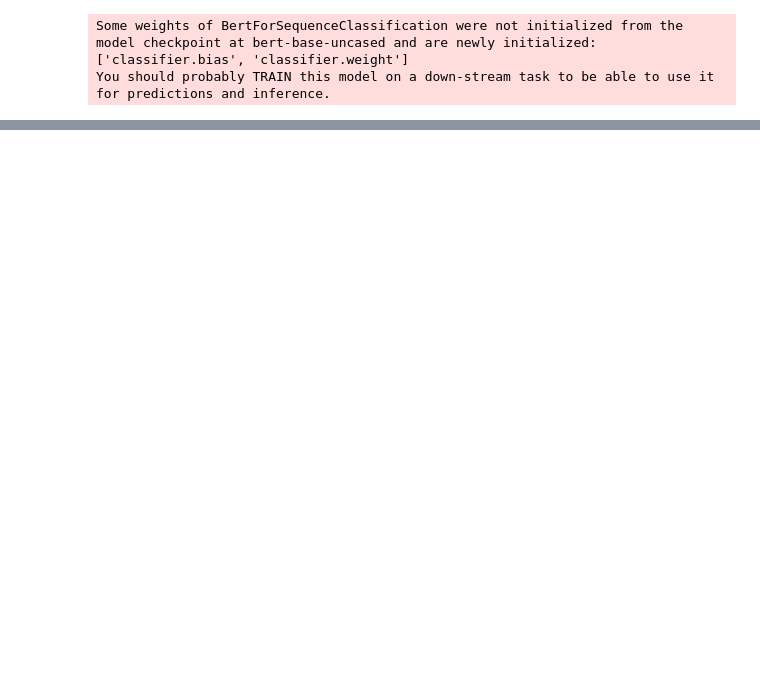
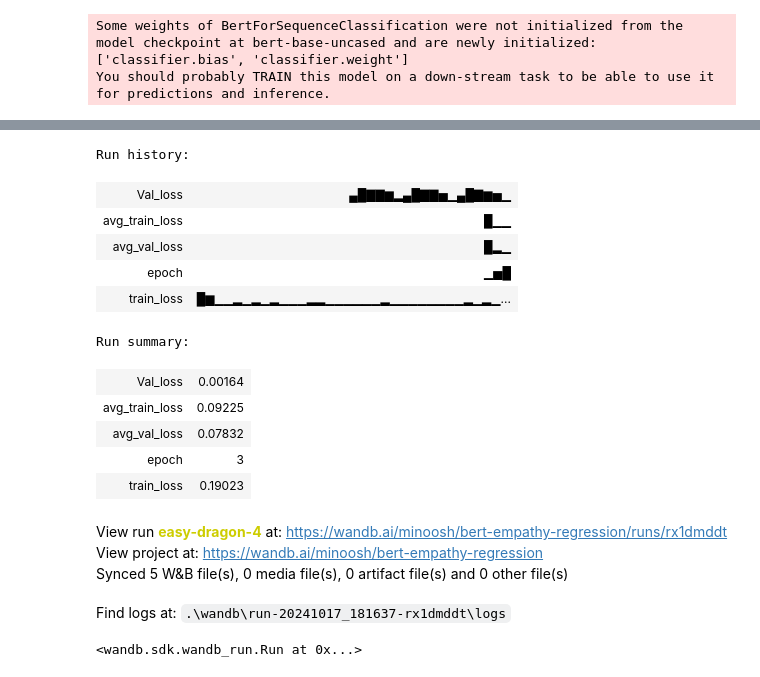
Before and after one commit to minooshayan97/Empathy_project, a Jupyter notebook: tuneBERTasCE.ipynb, the cells around one changed output, grey strips where cells are left out. Cells and saved outputs as stored; diff of their text form; code cells hidden in the pictures; blank space fills up the shorter version.

```diff
--- a/tuneBERTasCE.ipynb
+++ b/tuneBERTasCE.ipynb
@@ -175,6 +170,9 @@ for epoch in range(num_epochs):
             loss = outputs.loss
             total_val_loss += loss.item()
 
+            # Log the validation loss to wandb
+            wandb.log({"Val_loss": loss.item()})
+
     avg_val_loss = total_val_loss / len(val_dataloader)
 
     # Log the average training and validation losses to wandb
@@ -188,3 +186,4 @@ for epoch in range(num_epochs):
 
 # Finish the wandb run
 wandb.finish()
+# %% [output]
@@ -190,0 +193,16 @@ wandb.finish()
+Run history:
+| Val_loss | ▄█▇▇▆▂▄█▇▇▅▁▄█▇▆▅▁ |
+| avg_train_loss | █▁▁ |
+| avg_val_loss | █▂▁ |
+| epoch | ▁▅█ |
+| train_loss | █▆▁▁▂▁▂▁▂▁▁▁▂▂▁▁▁▁▁▁▂▁▁▁▁▁▁▁▁▂▁▂▁... |
+Run summary:
+| Val_loss | 0.00164 |
+| avg_train_loss | 0.09225 |
+| avg_val_loss | 0.07832 |
+| epoch | 3 |
+| train_loss | 0.19023 |
+View run easy-dragon-4 at: https://wandb.ai/minoosh/bert-empathy-regression/runs/rx1dmddt
+View project at: https://wandb.ai/minoosh/bert-empathy-regression
+Synced 5 W&B file(s), 0 media file(s), 0 artifact file(s) and 0 other file(s)
+Find logs at: .\wandb\run-20241017_181637-rx1dmddt\logs
@@ -192,0 +209,5 @@ model.predict(test_ds)
+# %%
+# Disable wandb if you don't want to use it
+wandb.init(mode="disabled")
+# %% [output]
+<wandb.sdk.wandb_run.Run at 0x...>
```
Also changed, not shown: parts of 11 cells of this notebook.
